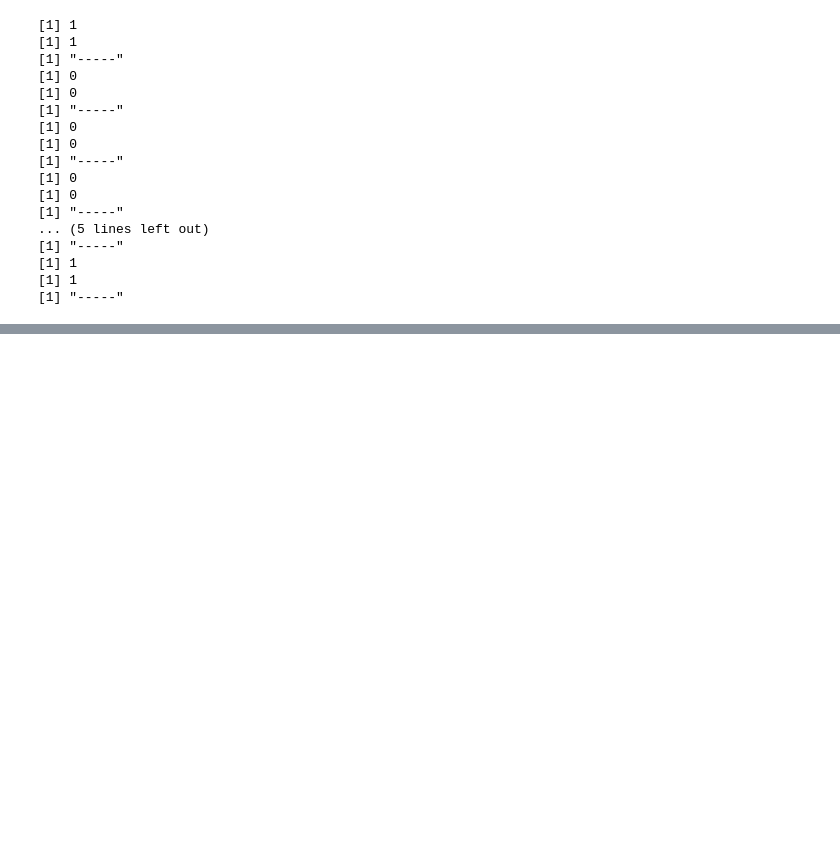
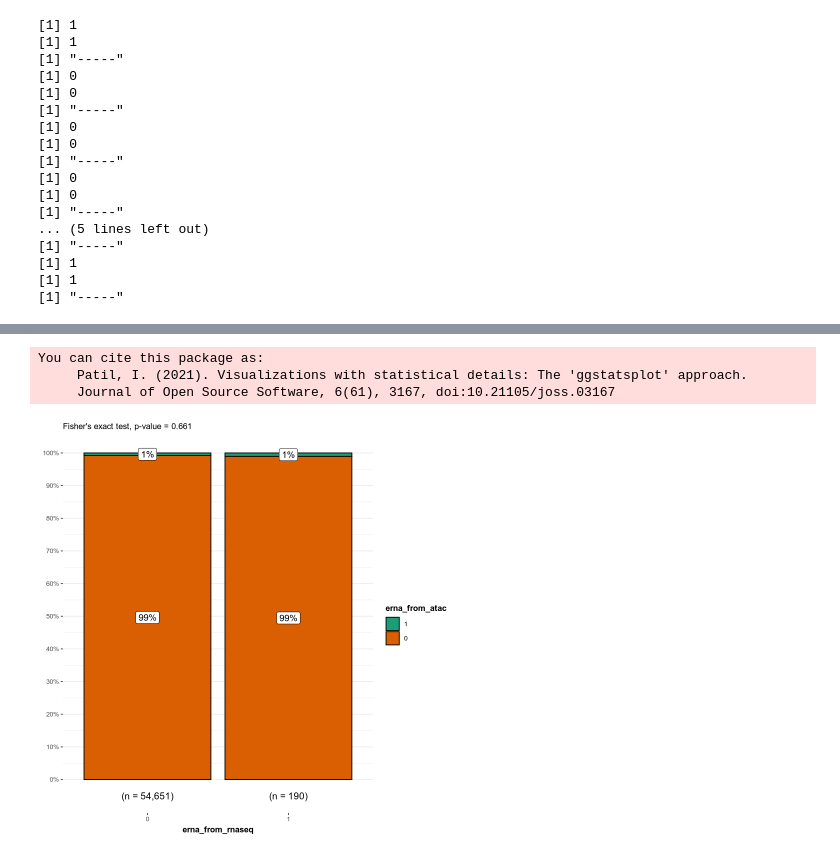
Before and after one commit to avishai987/eRNA, a Jupyter notebook: GSE126074_SNARE_seq/08_counts_analysis/analysis.ipynb, the cells around one changed output, grey strips where cells are left out. Cells and saved outputs as stored; diff of their text form; code cells hidden in the pictures; blank space fills up the shorter version.

Commit message:
add fisher test

```diff
--- a/GSE126074_SNARE_seq/08_counts_analysis/analysis.ipynb
+++ b/GSE126074_SNARE_seq/08_counts_analysis/analysis.ipynb
@@ -314,5 +289,13 @@ A data.frame: 2 × 1049
+# %%
+final_counts_df = final_counts_df %>% select(-region) %>% select(-erna_id)
+final_counts_df = final_counts_df[rownames(expressed_erna_exrs_matrix), colnames(expressed_erna_exrs_matrix) ]
 # %%
-rownames(final_counts_df) <- make.unique(final_counts_df$erna_id)
-final_counts_df = final_counts_df %>% select(-region) %>% select(-erna_id)
-final_counts_df %>% head()
+erna_from_atac <- c(as.matrix(final_counts_df))
+erna_from_rnaseq <- c(as.matrix(expressed_erna_exrs_matrix))
+#binarize the data
+erna_from_atac[erna_from_atac > 0] <- 1
+erna_from_rnaseq[erna_from_rnaseq > 0] <- 1
+contingency_df = data.frame('erna_from_atac' = erna_from_atac, 'erna_from_rnaseq' = erna_from_rnaseq)
+contingency_table <- table(contingency_df)
+contingency_table
 # %% [output]
@@ -327,0 +306,18 @@ A data.frame: 6 × 1047
+# %%
+test <- fisher.test(contingency_table)
+
+# combine plot and statistical test with ggbarstats
+library(ggstatsplot)
+ggbarstats(
+  contingency_df, 'erna_from_atac', 'erna_from_rnaseq',
+  results.subtitle = FALSE,
+  subtitle = paste0(
+    "Fisher's exact test", ", p-value = ",
+    ifelse(test$p.value < 0.001, "< 0.001", round(test$p.value, 3))
+  )
+)
+# %% [output]
+You can cite this package as:
+     Patil, I. (2021). Visualizations with statistical details: The 'ggstatsplot' approach.
+     Journal of Open Source Software, 6(61), 3167, doi:10.21105/joss.03167
+[figure, added]
```
Also changed, not shown: parts of 6 cells of this notebook.
